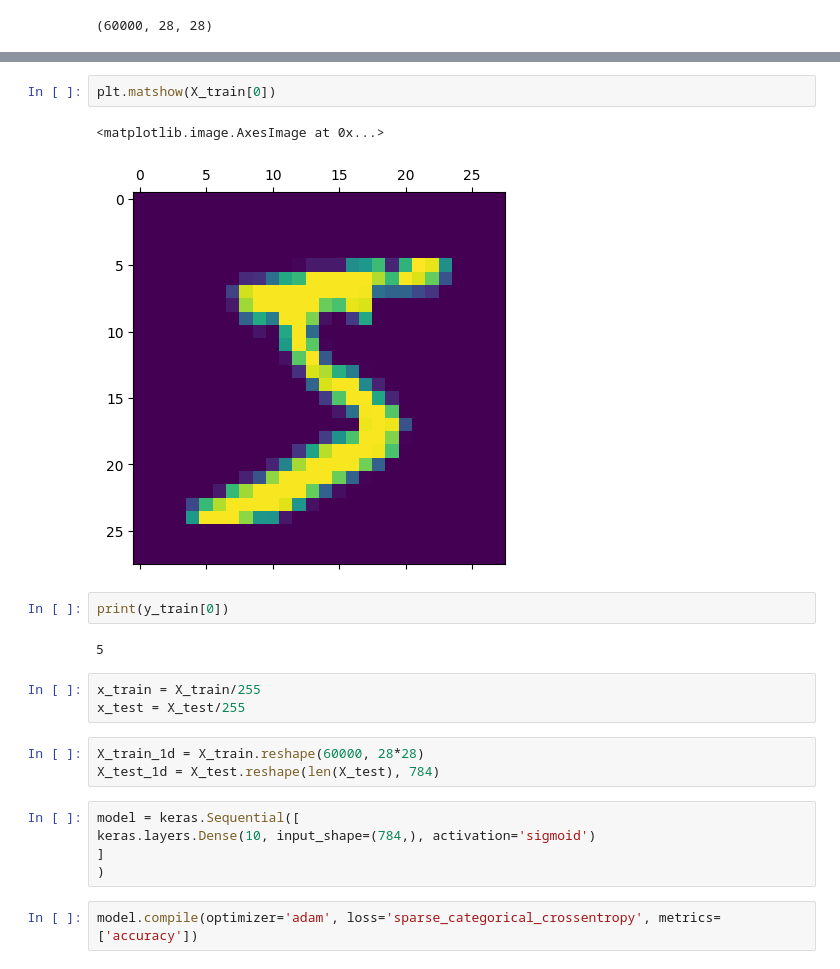
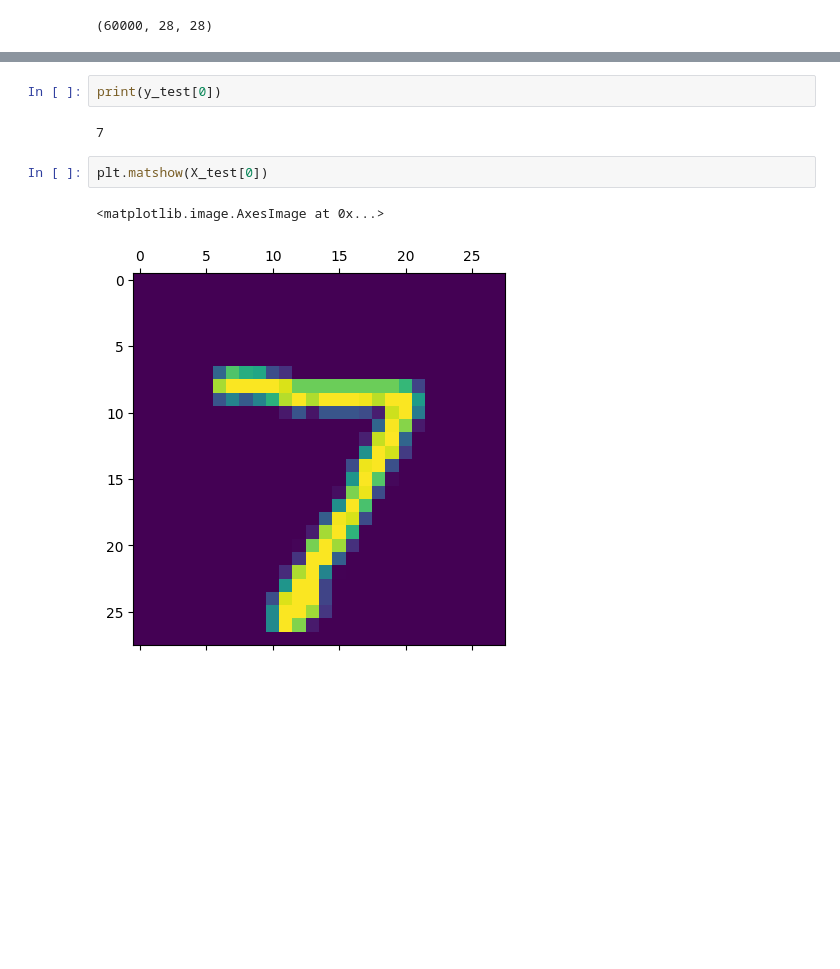
Before and after one commit to youssefekrami919/Handwritten-Digits-Classification, a Jupyter notebook: Handwritten_Digits_Classification.ipynb, the cells around one changed output, grey strips where cells are left out. Saved outputs shown, nothing was run; the diff lists cells and outputs as text; blank space fills up the shorter version.

```diff
--- a/Handwritten_Digits_Classification.ipynb
+++ b/Handwritten_Digits_Classification.ipynb
@@ -45,22 +108,9 @@ array([[  0,   0,   0,   0,   0,   0,   0,   0,   0,   0,   0,   0,   0,
+# %%
+print(y_test[0])
+# %% [output]
+7
 # %%
-plt.matshow(X_train[0])
+plt.matshow(X_test[0])
 # %% [output]
 <matplotlib.image.AxesImage at 0x...>
-[figure, old version]
+[figure, new version]
-# %%
-print(y_train[0])
-# %% [output]
-5
-# %%
-x_train = X_train/255
-x_test = X_test/255
-# %%
-X_train_1d = X_train.reshape(60000, 28*28)
-X_test_1d = X_test.reshape(len(X_test), 784)
-# %%
-model = keras.Sequential([
-keras.layers.Dense(10, input_shape=(784,), activation='sigmoid')
-]
-)
-# %%
-model.compile(optimizer='adam', loss='sparse_categorical_crossentropy', metrics=['accuracy'])
```
Also changed, not shown: parts of 21 cells of this notebook.
